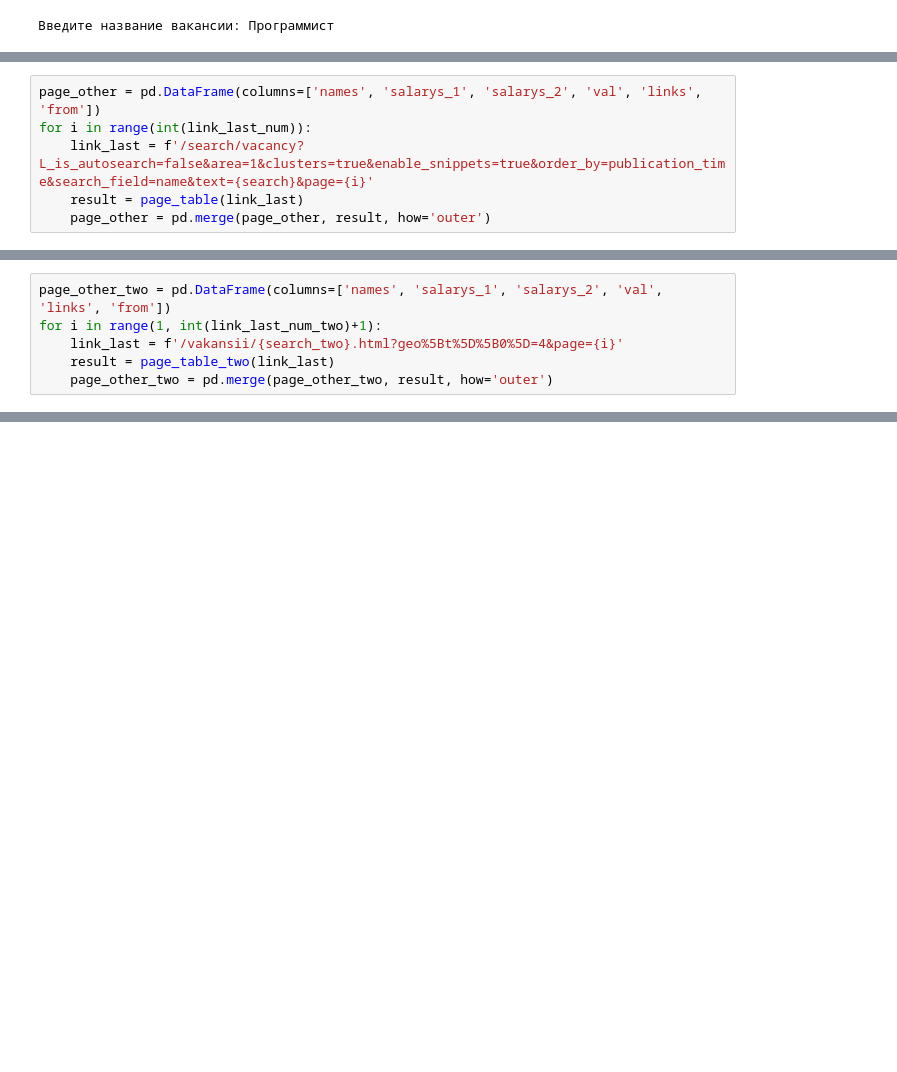
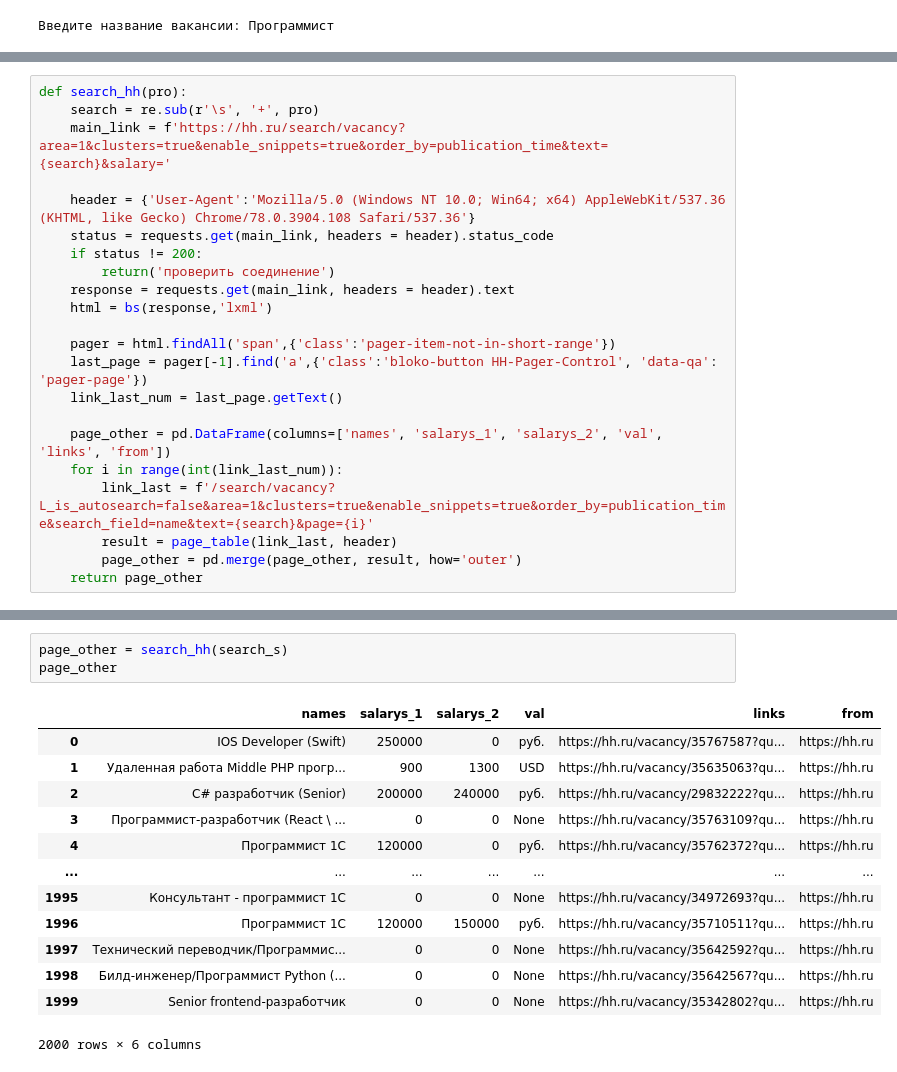
Before and after one commit to JaneCalm/parse, a Jupyter notebook: lesson_3/task_3.ipynb, the cells around one changed output, grey strips where cells are left out. Saved outputs shown, nothing was run; the diff lists cells and outputs as text; blank space fills up the shorter version.

```diff
--- a/lesson_3/task_3.ipynb
+++ b/lesson_3/task_3.ipynb
@@ -186,6 +177,0 @@ link_last_num = last_page.getText()
-# %%
-page_other = pd.DataFrame(columns=['names', 'salarys_1', 'salarys_2', 'val', 'links', 'from'])
-for i in range(int(link_last_num)):
-    link_last = f'/search/vacancy?L_is_autosearch=false&area=1&clusters=true&enable_snippets=true&order_by=publication_time&search_field=name&text={search}&page={i}'
-    result = page_table(link_last)
-    page_other = pd.merge(page_other, result, how='outer')
@@ -199,6 +177,0 @@ link_last_num_two = last_page_two[-2].getText()
-# %%
-page_other_two = pd.DataFrame(columns=['names', 'salarys_1', 'salarys_2', 'val', 'links', 'from'])
-for i in range(1, int(link_last_num_two)+1):
-    link_last = f'/vakansii/{search_two}.html?geo%5Bt%5D%5B0%5D=4&page={i}'
-    result = page_table_two(link_last)
-    page_other_two = pd.merge(page_other_two, result, how='outer')
@@ -254,0 +178,22 @@ page_other_all
+# %%
+def search_hh(pro):
+    search = re.sub(r'\s', '+', pro)
+    main_link = f'https://hh.ru/search/vacancy?area=1&clusters=true&enable_snippets=true&order_by=publication_time&text={search}&salary='
+
+    header = {'User-Agent':'Mozilla/5.0 (Windows NT 10.0; Win64; x64) AppleWebKit/537.36 (KHTML, like Gecko) Chrome/78.0.3904.108 Safari/537.36'}
+    status = requests.get(main_link, headers = header).status_code
+    if status != 200:
+        return('проверить соединение')
+    response = requests.get(main_link, headers = header).text
+    html = bs(response,'lxml')
+
+    pager = html.findAll('span',{'class':'pager-item-not-in-short-range'})
+    last_page = pager[-1].find('a',{'class':'bloko-button HH-Pager-Control', 'data-qa': 'pager-page'})
+    link_last_num = last_page.getText()
+
+    page_other = pd.DataFrame(columns=['names', 'salarys_1', 'salarys_2', 'val', 'links', 'from'])
+    for i in range(int(link_last_num)):
+        link_last = f'/search/vacancy?L_is_autosearch=false&area=1&clusters=true&enable_snippets=true&order_by=publication_time&search_field=name&text={search}&page={i}'
+        result = page_table(link_last, header)
+        page_other = pd.merge(page_other, result, how='outer')
+    return page_other
@@ -254,0 +223,17 @@ page_other_all
+# %%
+page_other = search_hh(search_s)
+page_other
+# %% [output]
+|  | names | salarys_1 | salarys_2 | val | links | from |
+| 0 | IOS Developer (Swift) | 250000 | 0 | руб. | https://hh.ru/vacancy/35767587?qu... | https://hh.ru |
+| 1 | Удаленная работа Middle PHP прогр... | 900 | 1300 | USD | https://hh.ru/vacancy/35635063?qu... | https://hh.ru |
+| 2 | C# разработчик (Senior) | 200000 | 240000 | руб. | https://hh.ru/vacancy/29832222?qu... | https://hh.ru |
+| 3 | Программист-разработчик (React \ ... | 0 | 0 | None | https://hh.ru/vacancy/35763109?qu... | https://hh.ru |
+| 4 | Программист 1С | 120000 | 0 | руб. | https://hh.ru/vacancy/35762372?qu... | https://hh.ru |
+| ... | ... | ... | ... | ... | ... | ... |
+| 1995 | Консультант - программист 1С | 0 | 0 | None | https://hh.ru/vacancy/34972693?qu... | https://hh.ru |
+| 1996 | Программист 1С | 120000 | 150000 | руб. | https://hh.ru/vacancy/35710511?qu... | https://hh.ru |
+| 1997 | Технический переводчик/Программис... | 0 | 0 | None | https://hh.ru/vacancy/35642592?qu... | https://hh.ru |
+| 1998 | Билд-инженер/Программист Python (... | 0 | 0 | None | https://hh.ru/vacancy/35642567?qu... | https://hh.ru |
+| 1999 | Senior frontend-разработчик | 0 | 0 | None | https://hh.ru/vacancy/35342802?qu... | https://hh.ru |
+2000 rows × 6 columns
```
Also changed, not shown: parts of 28 cells of this notebook.
